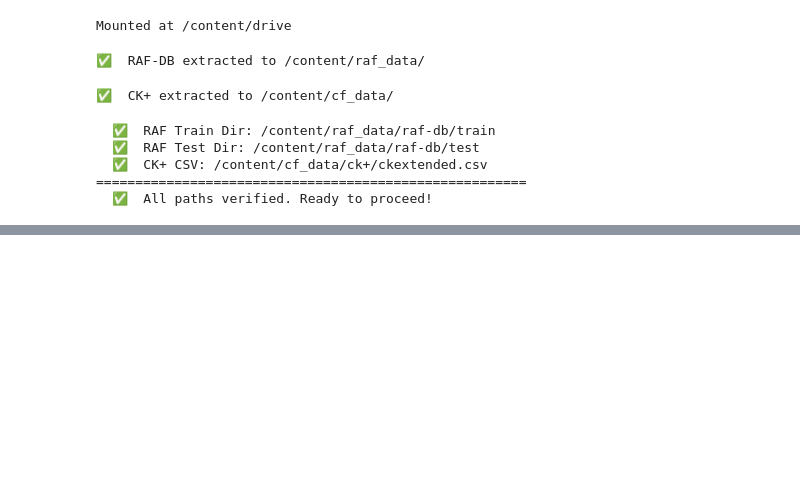
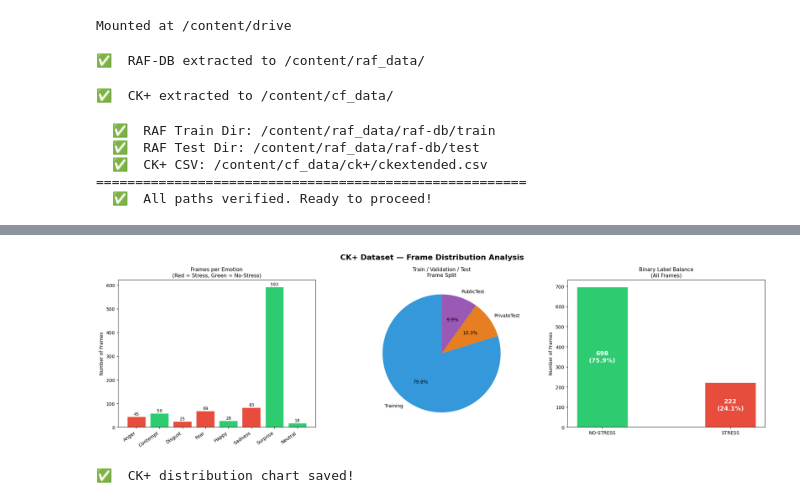
Before and after one commit to poonam-021/explainable-ai-stress-burnout, a Jupyter notebook: models/Visual_Analysis_Of_Stress.ipynb, the cells around one changed output, grey strips where cells are left out. Cells and saved outputs as stored; diff of their text form; code cells hidden in the pictures; blank space fills up the shorter version.

```diff
--- a/models/Visual_Analysis_Of_Stress.ipynb
+++ b/models/Visual_Analysis_Of_Stress.ipynb
@@ -213,0 +411,2 @@ else:
+# %%
+ck_df = pd.read_csv(CK_CSV_PATH)
@@ -213,0 +499,3 @@ else:
+# %%
+emotion_counts = ck_df['emotion'].value_counts().sort_index()
+print(emotion_counts)
@@ -213,0 +513,10 @@ else:
+# %%
+emotion_count_df = pd.DataFrame({
+    'Emotion Code' : emotion_counts.index,
+    'Emotion Name' : [CK_EMOTION_NAMES.get(i, 'Unknown') for i in emotion_counts.index],
+    'Frame Count'  : emotion_counts.values,
+    'Stress Label' : ['STRESS' if i in CK_STRESS_EMOTIONS else 'NO-STRESS'
+                      for i in emotion_counts.index],
+})
+print("\n📋  Emotion table with labels:")
+print(emotion_count_df.to_string(index=False))
@@ -213,0 +577,63 @@ else:
+# %%
+# EDA VISUALIZATION FOR CK+ DISTRIBUTIONS
+
+fig, axes = plt.subplots(1, 3, figsize=(20, 6))
+fig.suptitle('CK+ Dataset — Frame Distribution Analysis', fontsize=16, fontweight='bold')
+
+# Plot 1: Frame count per emotion
+emotion_names_list = [CK_EMOTION_NAMES[i] for i in sorted(emotion_counts.index)]
+frame_counts_list  = [emotion_counts[i]   for i in sorted(emotion_counts.index)]
+
+bar_colours = ['#e74c3c' if i in CK_STRESS_EMOTIONS else '#2ecc71'
+               for i in sorted(emotion_counts.index)]
+
+bars = axes[0].bar(emotion_names_list, frame_counts_list, color=bar_colours, edgecolor='white')
+axes[0].set_title('Frames per Emotion\n(Red = Stress, Green = No-Stress)', fontsize=11)
+axes[0].set_ylabel('Number of Frames')
+
+# FIXED: Set ticks FIRST, then labels
+axes[0].set_xticks(range(len(emotion_names_list)))
+axes[0].set_xticklabels(emotion_names_list, rotation=35, ha='right')
+
+for bar in bars:
+    axes[0].text(bar.get_x() + bar.get_width()/2.,
+                 bar.get_height() + 1,
+                 str(int(bar.get_height())),
+                 ha='center', va='bottom', fontsize=9)
+
+# Plot 2: Train vs Test split
+usage_counts = ck_df['Usage'].value_counts()
+axes[1].pie(usage_counts.values,
+            labels=usage_counts.index,
+            autopct='%1.1f%%',
+            startangle=90,
+            colors=['#3498db', '#e67e22', '#9b59b6'])
+axes[1].set_title('Train / Validation / Test\nFrame Split', fontsize=11)
+
+# Plot 3: Binary Stress vs No-Stress balance
+stress_count    = ck_df[ck_df['emotion'].isin(CK_STRESS_EMOTIONS)].shape[0]
+no_stress_count = ck_df[~ck_df['emotion'].isin(CK_STRESS_EMOTIONS)].shape[0]
+
+axes[2].bar(['NO-STRESS', 'STRESS'],
+            [no_stress_count, stress_count],
+            color=['#2ecc71', '#e74c3c'],
+            edgecolor='white', width=0.4)
+
+total = stress_count + no_stress_count
+for i, (label, val) in enumerate(zip(['NO-STRESS', 'STRESS'],
+                                      [no_stress_count, stress_count])):
+    axes[2].text(i, val / 2,
+                 f'{val:,}\n({val/total*100:.1f}%)',
+                 ha='center', va='center',
+                 fontsize=13, fontweight='bold', color='white')
+
+axes[2].set_title('Binary Label Balance\n(All Frames)', fontsize=11)
+axes[2].set_ylabel('Number of Frames')
+
+plt.tight_layout()
+plt.savefig('/content/ckplus_distribution.png', dpi=150, bbox_inches='tight')
+plt.show()
+print("✅  CK+ distribution chart saved!")
+# %% [output]
+[figure, added]
+✅  CK+ distribution chart saved!
```
Also changed, not shown: parts of 31 cells of this notebook.
